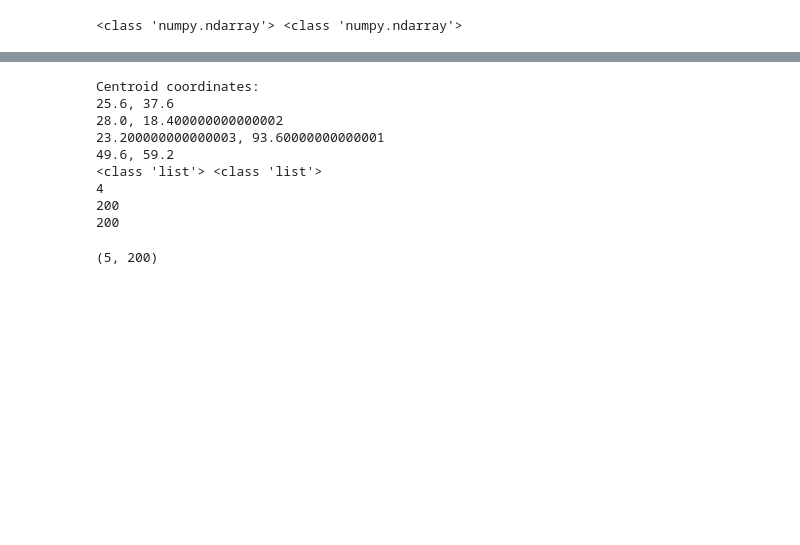
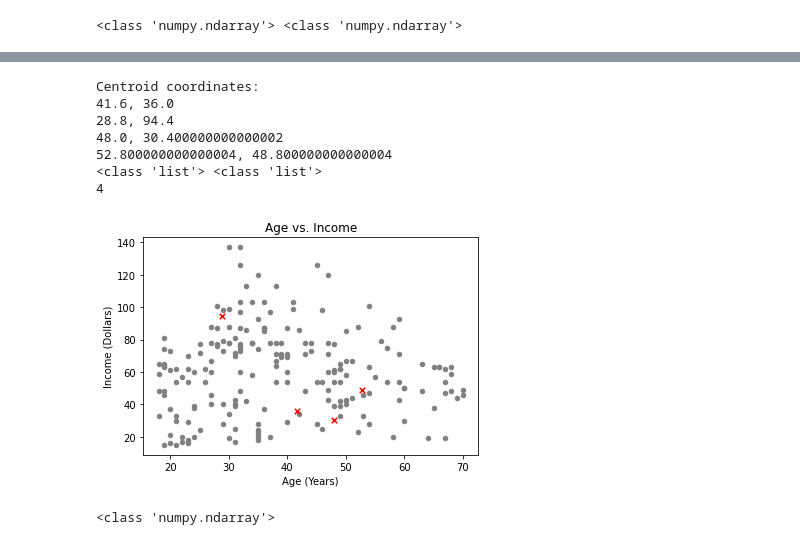
Before and after one commit to mirandabohm/Machine-Learning-Demo-Pack, a Jupyter notebook: k_means.ipynb, the cells around one changed output, grey strips where cells are left out. Saved outputs shown, nothing was run; the diff lists cells and outputs as text; code cells hidden in the pictures; blank space fills up the shorter version.

```diff
--- a/k_means.ipynb
+++ b/k_means.ipynb
@@ -78,6 +86,6 @@ k = 4
 # %%
 def initialize_centroids(x_data, y_data, k):
-    """Randomly instantiate centroids and return their coordinates in separate lists for x and y components.
+    """Randomly instantiate centroids and return their coordinates in separate lists containing x and y components.
 
     Generates k number centroids at random locations within range of the data, which is
     calculated and then reduced by 20%. This reduction is specified by the local variable
@@ -100,8 +108,8 @@ def initialize_centroids(x_data, y_data, k):
     y_min = np.amin(y_data)
     margin = 0.20 # Precludes centroids at edge of data range
 
-    initial_centroids_x_coords = [] # List of x coordinates of all centroids
-    initial_centroids_y_coords = [] # List of y coordinates of all centroids
+    initial_centroids_x_coords = [] # List of all centroids' x coordinates
+    initial_centroids_y_coords = [] # List of all centroids' y coordinates
 
     for i in range(k):
         initial_centroids_x_coords.append(randint(x_min, x_max)*(1-margin))
@@ -110,29 +118,37 @@ def initialize_centroids(x_data, y_data, k):
     return initial_centroids_x_coords, initial_centroids_y_coords
 
 # Set number of clusters
-k_x, k_y = initialize_centroids(x, y, k)
+initial_centroids_x, initial_centroids_y = initialize_centroids(x, y, k)
 print('Centroid coordinates:')
 for j in range(k):
-    print(k_x[j],', ',k_y[j], sep='')
+    print(initial_centroids_x[j],', ', initial_centroids_y[j], sep='')
 
-print(type(k_x), type(k_y))
-print(len(k_x))
-print(len(x))
-print(len(y))
+print(type(initial_centroids_x), type(initial_centroids_y))
+print(len(initial_centroids_x))
 # %% [output]
 Centroid coordinates:
-25.6, 37.6
-28.0, 18.400000000000002
-23.200000000000003, 93.60000000000001
-49.6, 59.2
+41.6, 36.0
+28.8, 94.4
+48.0, 30.400000000000002
+52.800000000000004, 48.800000000000004
 <class 'list'> <class 'list'>
 4
-200
-200
+# %%
+# Visualize data (grey) and starting centroid locations (red)
+figure(facecolor='w')
+plt.scatter(x, y, s=20, color='grey')
+plt.scatter(initial_centroids_x, initial_centroids_y, s = 30, color='red', marker='x')
+plt.title('Age vs. Income')
+plt.xlabel('Age (Years)')
+plt.ylabel('Income (Dollars)')
+plt.show()
+# %% [output]
+[figure, added]
 # %%
-# Make an empty numpy array of size k x len(x) to store distances to centroids
-# Build in extra row for the minimum distance value
+# Make an empty numpy array of size (k, len(x)) to store distances to centroids
+# Build in extra raw for the minimum distance value
 d = np.zeros([k + 1, len(x)])
 d.shape
+print(type(d))
 # %% [output]
-(5, 200)
+<class 'numpy.ndarray'>
```
Also changed, not shown: parts of 27 cells of this notebook.
